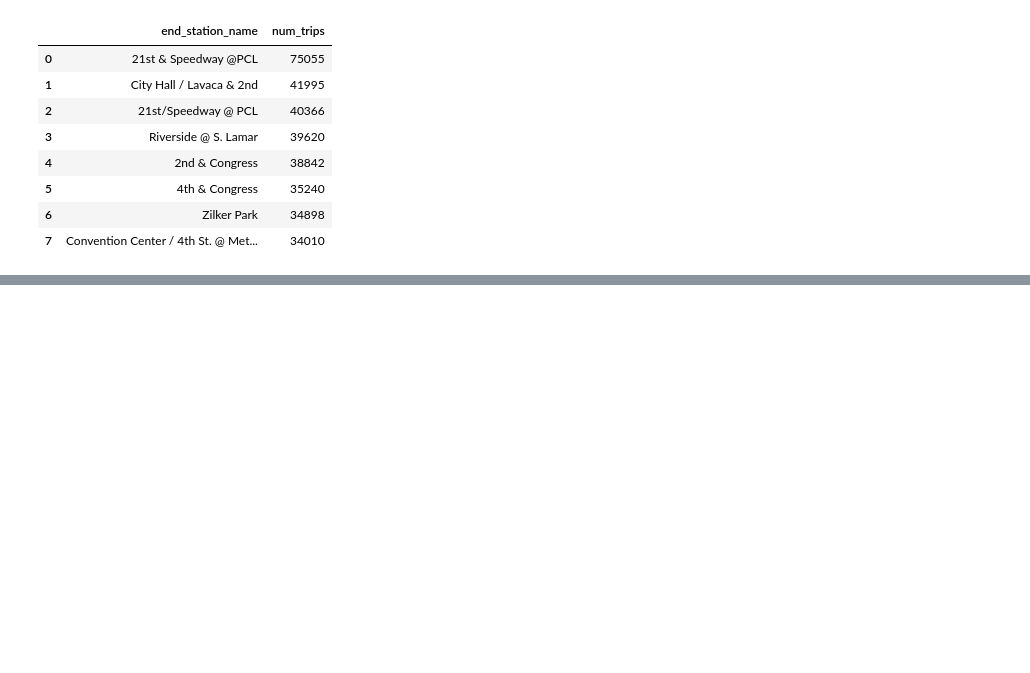
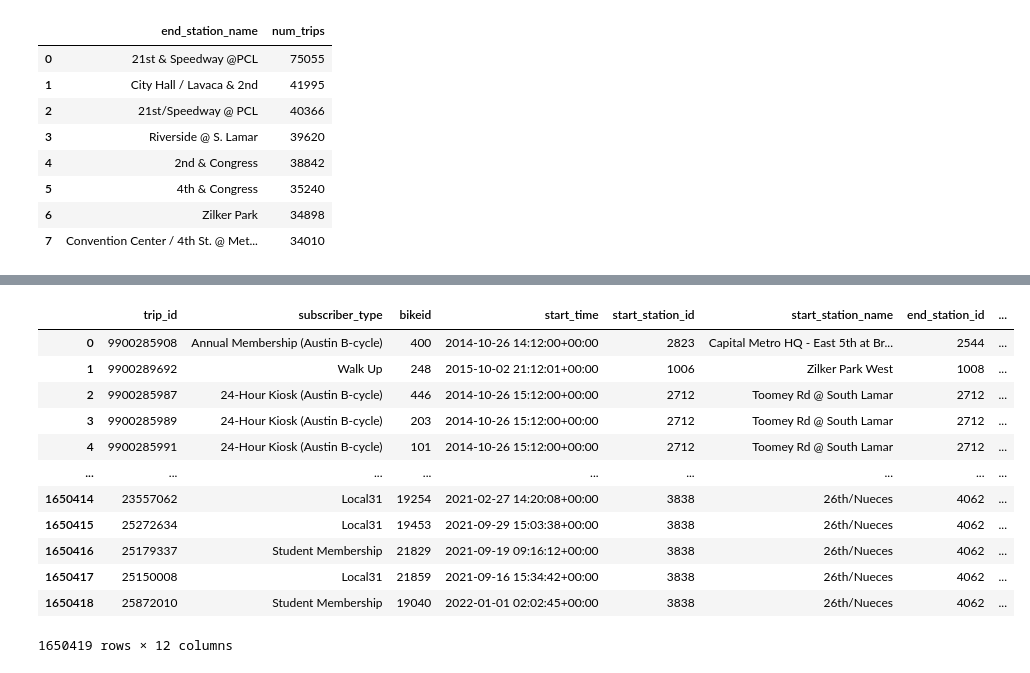
Before and after one commit to dan-bouchard/sql-big-query, a Jupyter notebook: sql_big_query.ipynb, the cells around one changed output, grey strips where cells are left out. Cells and saved outputs as stored; diff of their text form; code cells hidden in the pictures; blank space fills up the shorter version.

```diff
--- a/sql_big_query.ipynb
+++ b/sql_big_query.ipynb
@@ -246,0 +297,23 @@ LIMIT 8
+# %%
+%%bigquery
+SELECT trips.*,
+stations.property_type AS start_station_property_type,
+stations.number_of_docks AS start_station_number_of_docks,
+stations.council_district AS start_station_council_district,
+FROM bigquery-public-data.austin_bikeshare.bikeshare_trips trips
+INNER JOIN bigquery-public-data.austin_bikeshare.bikeshare_stations stations
+ON trips.start_station_id = stations.station_id
+# %% [output]
+|  | trip_id | subscriber_type | bikeid | start_time | start_station_id | start_station_name | end_station_id | ... |
+| 0 | 9900285908 | Annual Membership (Austin B-cycle) | 400 | 2014-10-26 14:12:00+00:00 | 2823 | Capital Metro HQ - East 5th at Br... | 2544 | ... |
+| 1 | 9900289692 | Walk Up | 248 | 2015-10-02 21:12:01+00:00 | 1006 | Zilker Park West | 1008 | ... |
+| 2 | 9900285987 | 24-Hour Kiosk (Austin B-cycle) | 446 | 2014-10-26 15:12:00+00:00 | 2712 | Toomey Rd @ South Lamar | 2712 | ... |
+| 3 | 9900285989 | 24-Hour Kiosk (Austin B-cycle) | 203 | 2014-10-26 15:12:00+00:00 | 2712 | Toomey Rd @ South Lamar | 2712 | ... |
+| 4 | 9900285991 | 24-Hour Kiosk (Austin B-cycle) | 101 | 2014-10-26 15:12:00+00:00 | 2712 | Toomey Rd @ South Lamar | 2712 | ... |
+| ... | ... | ... | ... | ... | ... | ... | ... | ... |
+| 1650414 | 23557062 | Local31 | 19254 | 2021-02-27 14:20:08+00:00 | 3838 | 26th/Nueces | 4062 | ... |
+| 1650415 | 25272634 | Local31 | 19453 | 2021-09-29 15:03:38+00:00 | 3838 | 26th/Nueces | 4062 | ... |
+| 1650416 | 25179337 | Student Membership | 21829 | 2021-09-19 09:16:12+00:00 | 3838 | 26th/Nueces | 4062 | ... |
+| 1650417 | 25150008 | Local31 | 21859 | 2021-09-16 15:34:42+00:00 | 3838 | 26th/Nueces | 4062 | ... |
+| 1650418 | 25872010 | Student Membership | 19040 | 2022-01-01 02:02:45+00:00 | 3838 | 26th/Nueces | 4062 | ... |
+1650419 rows × 12 columns
```
Also changed, not shown: parts of 5 cells of this notebook.
